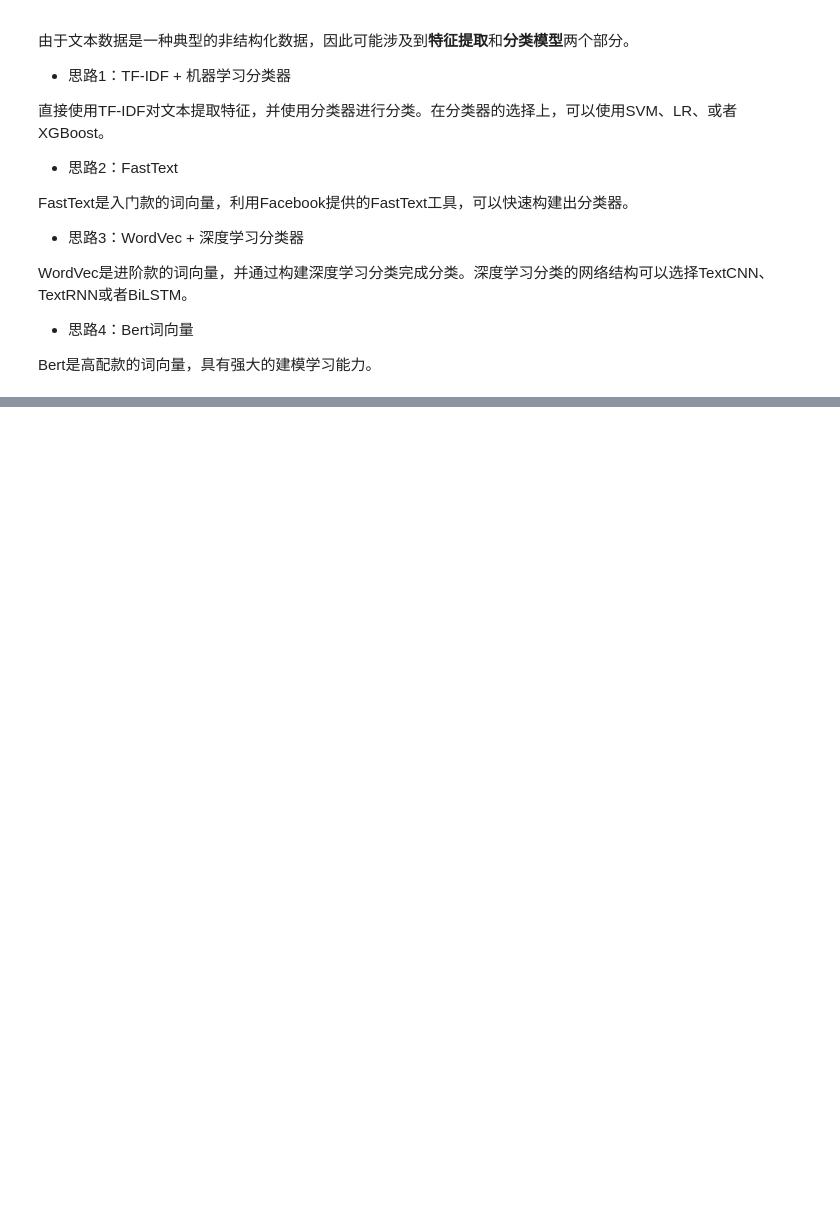
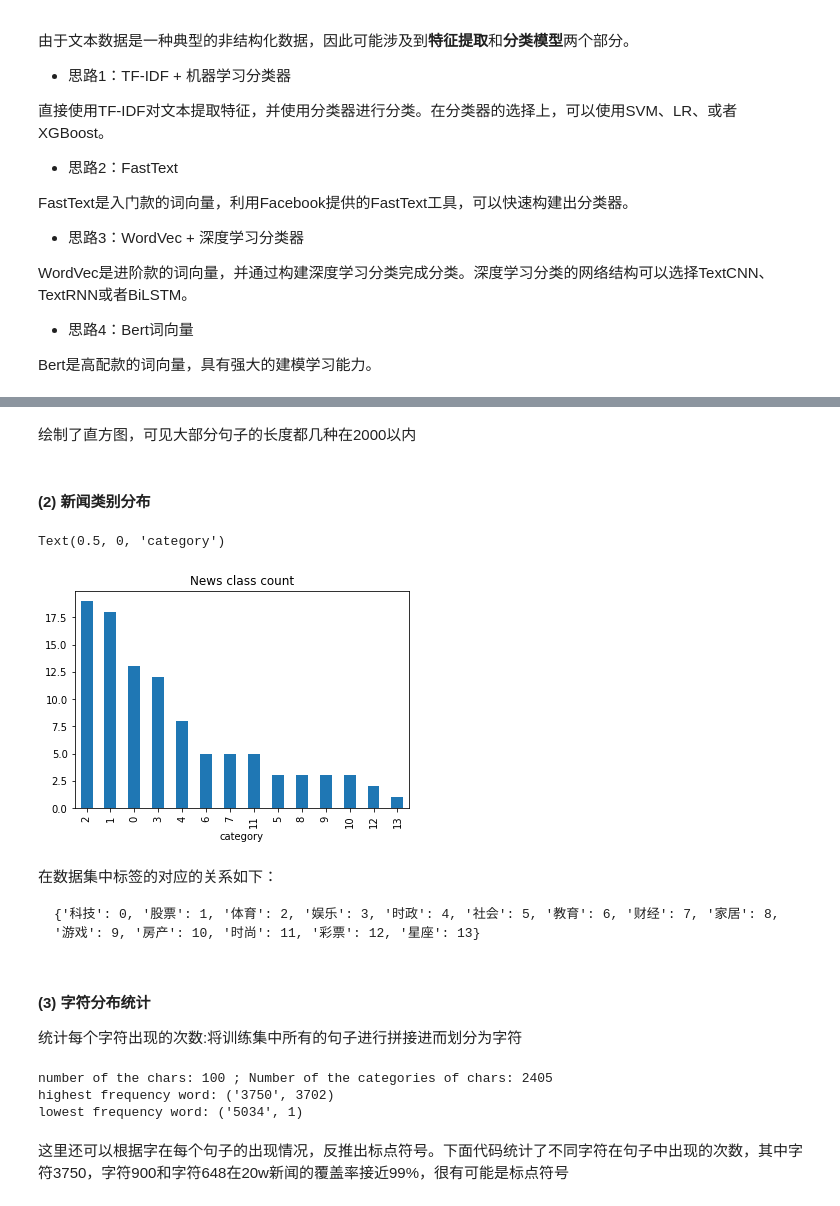
Before and after one commit to LonelVino/Tianchi_, a Jupyter notebook: Competition/News_classification/新闻文本分类.ipynb, the cells around one changed output, grey strips where cells are left out. Saved outputs shown, nothing was run; the diff lists cells and outputs as text; code cells hidden in the pictures; blank space fills up the shorter version.

````diff
--- a/Competition/News_classification/新闻文本分类.ipynb
+++ b/Competition/News_classification/新闻文本分类.ipynb
@@ -77,0 +120,34 @@ train_df.head()
+# %% [markdown]
+绘制了直方图，可见大部分句子的长度都几种在2000以内
+# %% [markdown]
+#### (2) 新闻类别分布
+# %%
+train_df['label'].value_counts().plot(kind='bar')
+plt.title('News class count')
+plt.xlabel('category')
+# %% [output]
+Text(0.5, 0, 'category')
+[figure, added]
+# %% [markdown]
+在数据集中标签的对应的关系如下：
+```
+{'科技': 0, '股票': 1, '体育': 2, '娱乐': 3, '时政': 4, '社会': 5, '教育': 6, '财经': 7, '家居': 8, '游戏': 9, '房产': 10, '时尚': 11, '彩票': 12, '星座': 13}
+```
+# %% [markdown]
+#### (3) 字符分布统计
+统计每个字符出现的次数:将训练集中所有的句子进行拼接进而划分为字符
+# %%
+from collections import Counter
+all_lines = ' '.join(list(train_df['text']))
+word_count = Counter(all_lines.split(' '))
+word_count = sorted(word_count.items(), key=lambda d:d[1], reverse=True)
+
+print('number of the chars:', len(train_df['text']), '; Number of the categories of chars:', len(word_count))
+print('highest frequency word:', word_count[0])
+print('lowest frequency word:', word_count[-1])
+# %% [output]
+number of the chars: 100 ; Number of the categories of chars: 2405
+highest frequency word: ('3750', 3702)
+lowest frequency word: ('5034', 1)
+# %% [markdown]
+这里还可以根据字在每个句子的出现情况，反推出标点符号。下面代码统计了不同字符在句子中出现的次数，其中字符3750，字符900和字符648在20w新闻的覆盖率接近99%，很有可能是标点符号
````
Also changed, not shown: parts of 9 cells of this notebook, 1 other file.
